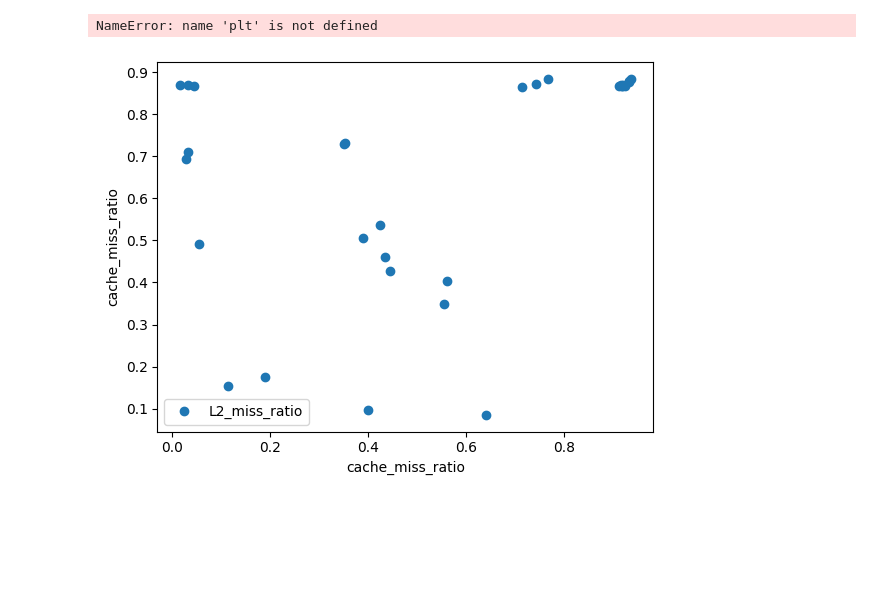
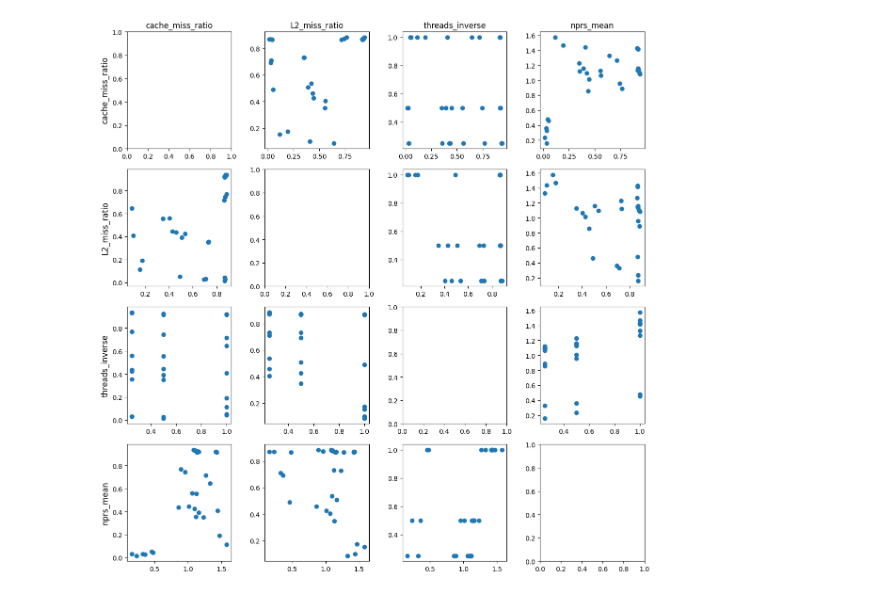
Before and after one commit to KalachevGleb/circuit-split, a Jupyter notebook: python/big_scheme_stats/arena.ipynb, the cells around one changed output. Drawn from its saved outputs; the diff is of its cells as text; code cells hidden in the pictures; blank space fills up the shorter version.

```diff
--- a/python/big_scheme_stats/arena.ipynb
+++ b/python/big_scheme_stats/arena.ipynb
@@ -38,15 +38,33 @@ df.head()
-# %%
-for key1 in ['cache_miss_ratio', 'L2_miss_ratio', 'threads_inverse', 'nprs_mean']:
-    for key2 in ['cache_miss_ratio', 'L2_miss_ratio', 'threads_inverse', 'nprs_mean']:
-        if key1 == key2:
-            continue
-
-        ax = df.plot(x=key1, y=key2, style='o')
-        ax.set_ylabel(key1)
-        plt.show()
-# %% [output]
-NameError: name 'plt' is not defined
-[figure, removed]
+# %%
+keys = ['cache_miss_ratio', 'L2_miss_ratio', 'threads_inverse', 'nprs_mean']
+
+fig, axes = plt.subplots(len(keys), len(keys), figsize=(12, 12))
+
+for i in range(len(keys)):
+    for j in range(len(keys)):
+        if i == j:
+            continue
+        # i_ = i - 1 if i > j else i
+        # j_ = j - 1 if j > i else j
+
+        key1 = keys[i]
+        key2 = keys[j]
+
+        df.plot(x=key1, y=key2, style='o', ax=axes[i, j], xlabel=None, ylabel=None)
+        axes[i, j].get_legend().remove()
+        axes[i, j].set_ylabel(None)
+        axes[i, j].set_xlabel(None)
+
+for ax, col in zip(axes[0], keys):
+    ax.set_title(col)
+
+for ax, row in zip(axes[:,0], keys):
+    ax.set_ylabel(row, size='large')
+
+fig.tight_layout()
+fig.show()
+# %% [output]
+[figure, added]
 # %%
 df.corr()
 # %% [output]
```
Also changed, not shown: parts of 3 cells of this notebook.
